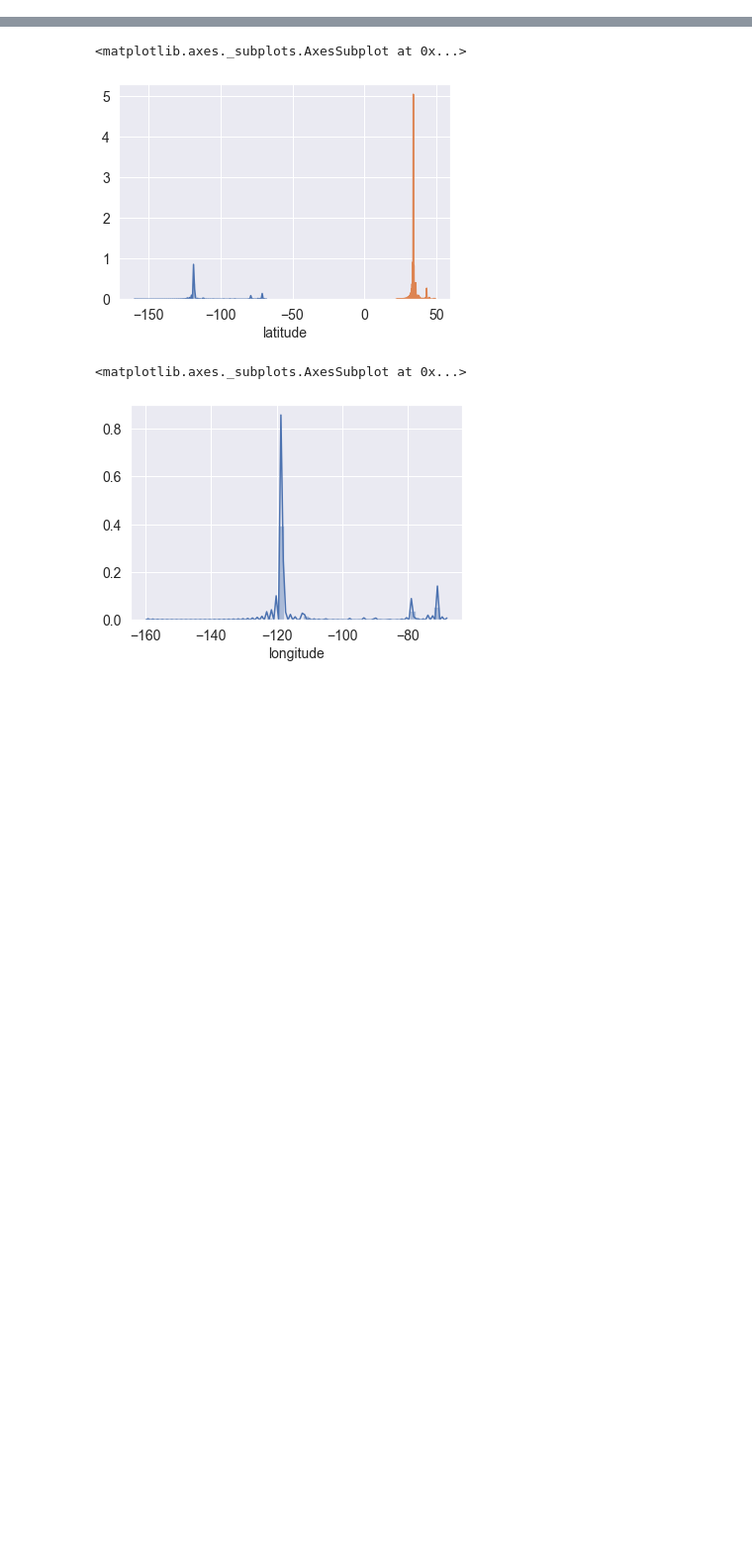
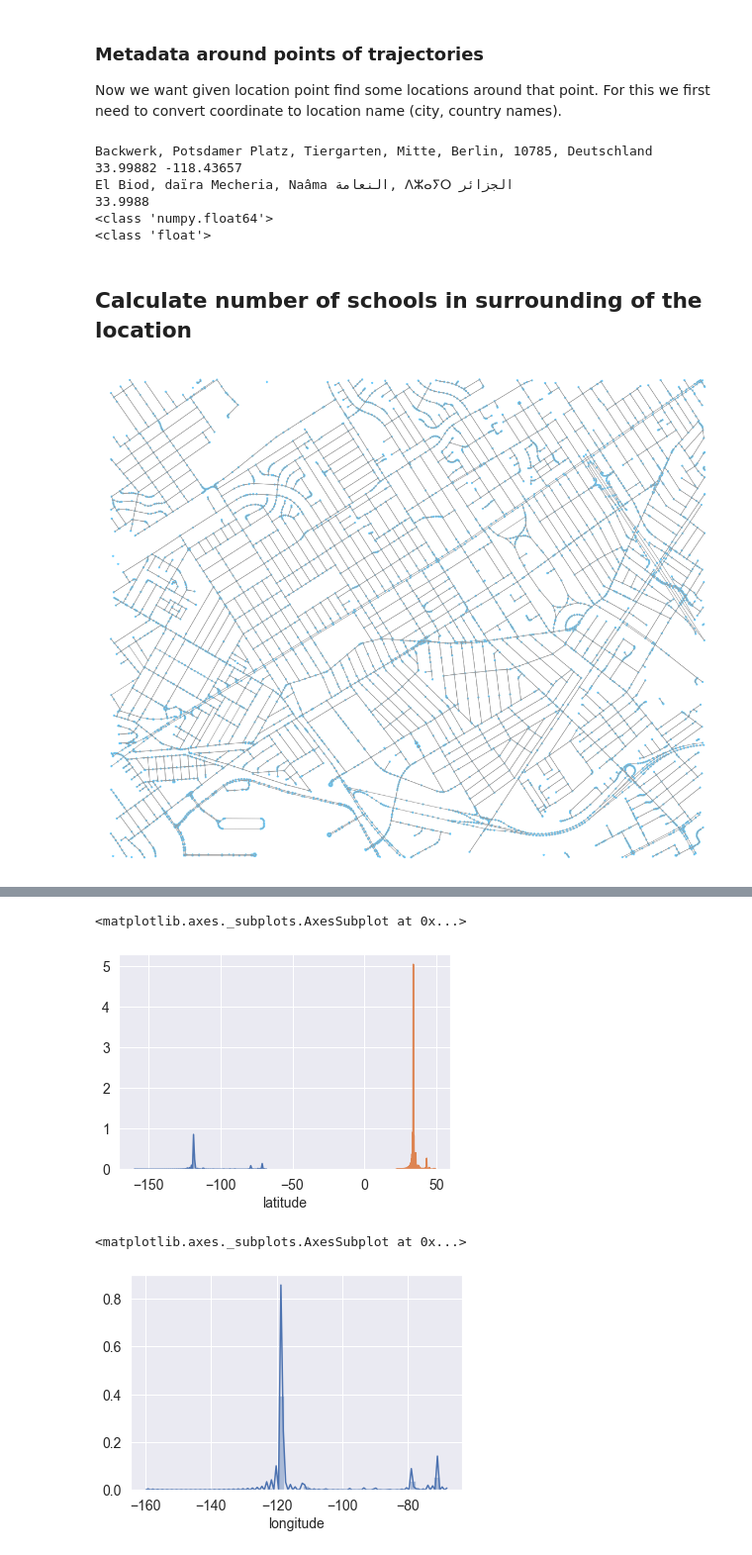
Before and after one commit to Liyubov/mobility_analysis_openhumans, a Jupyter notebook: Analysis of human mobility trajectories # open humans data.ipynb, the cells around one changed output, grey strips where cells are left out. Shown at 99% size. Cells and saved outputs as stored; diff of their text form; code cells hidden in the pictures; blank space fills up the shorter version.

Commit message:
update of mobility plus surrounding analysis

```diff
--- a/Analysis of human mobility trajectories # open humans data.ipynb
+++ b/Analysis of human mobility trajectories # open humans data.ipynb
@@ -251,0 +263,75 @@ sns.distplot(df3['distance'])
+# %% [markdown]
+### Metadata around points of trajectories
+Now we want given location point find some locations around that point.
+For this we first need to convert coordinate to location name (city, country names).
+# %%
+from geopy.geocoders import Nominatim
+
+#example location
+geolocator = Nominatim(user_agent="specify_your_app_name_here")
+location = geolocator.reverse("52.509669, 13.376294")
+print(location.address)
+
+#first location from data
+lat = df1.latitude.iloc[1]
+lon = df1.longitude.iloc[1]
+print(lat, lon)
+#lat = 52.52437 #Berlin example
+#lon = 13.41053
+location = geolocator.reverse(lat, lon)
+print(location.address)
+
+latrnd = np.around(lat, decimals=4)
+latfloat = np.float(lat)
+print(np.around(lat, decimals=4))
+print(type(latrnd))
+#Geopy can calculate geodesic distance between two points using the geodesic distance or the great-circle distance, with a default of the geodesic distance available as the function geopy.distance.distance.
+#Here’s an example usage of the geodesic distance:
+print(type(latfloat))
+# %% [output]
+Backwerk, Potsdamer Platz, Tiergarten, Mitte, Berlin, 10785, Deutschland
+33.99882 -118.43657
+El Biod, daïra Mecheria, Naâma النعامة, ⴷⵣⴰⵢⵔ الجزائر
+33.9988
+<class 'numpy.float64'>
+<class 'float'>
+# %% [markdown]
+## Calculate number of schools in surrounding of the location
+# %%
+import networkx as nx
+import osmnx as ox
+import requests
+from matplotlib import pyplot as plt
+import matplotlib.cm as cm
+import matplotlib.colors as colors
+ox.config(use_cache=True, log_console=True)
+ox.__version__
+# get a graph for some city
+
+lat1 = np.float(lat) +0.02
+lat2 = np.float(lat) -0.02
+lon1 = np.float(lon) +0.03
+lon2 = np.float(lon) -0.03
+
+Coor_box = [lat1, lat2, lon1, lon2]
+G2 = ox.graph_from_bbox(
+    *SMALL_MARINA,
+    simplify=False,
+    retain_all=True,
+    network_type='drive',
+
+)
+fig2, ax2 = ox.plot_graph(G2, fig_height=20, fig_width=20)
+
+# get the nearest network node to each point
+
+good_orig_node = ox.get_nearest_node(G2, (25.070661, 55.137911), method='euclidean')
+bad_orig_node = ox.get_nearest_node(G2, (25.071764, 55.138978), method='euclidean')
+dest_node = ox.get_nearest_node(G2, (25.079223, 55.146241), method='euclidean')
+
+
+# find the route between location of a person and a school
+route = nx.shortest_path(G2, bad_orig_node, dest_node, weight='length')
+fig, ax = ox.plot_graph_route(G2, route, fig_height=20, fig_width=20)
+# %% [output]
+[figure, added]
```
Also changed, not shown: parts of 9 cells of this notebook.
